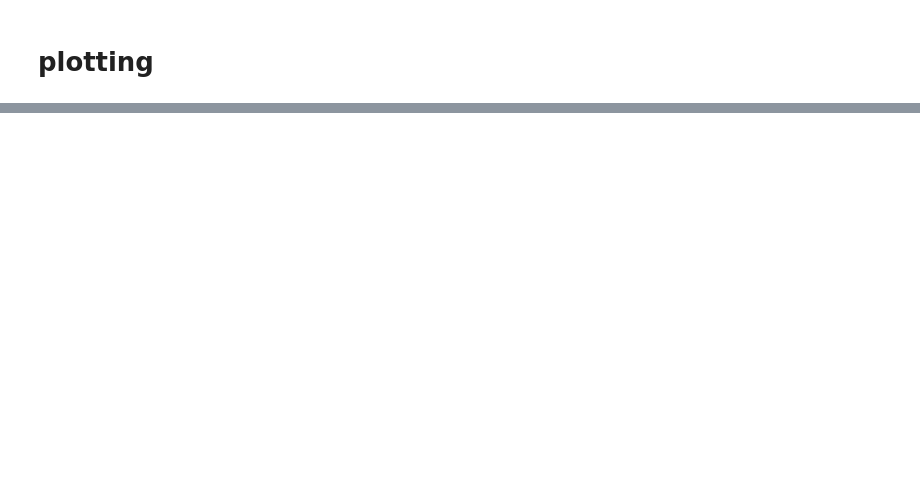
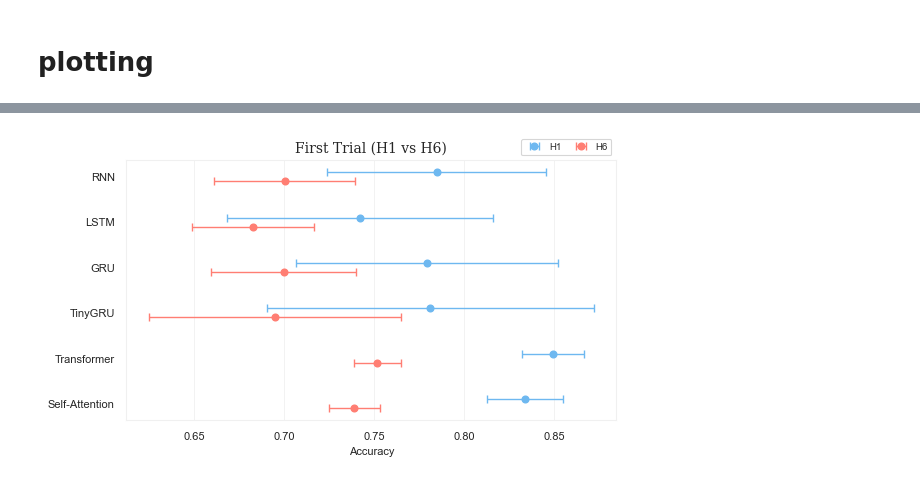
Before and after one commit to althealuo/Horizon, a Jupyter notebook: Horizon_first_trial.ipynb, the cells around one changed output, grey strips where cells are left out. Drawn from its saved outputs; the diff is of its cells as text; code cells hidden in the pictures; blank space fills up the shorter version.

```diff
--- a/Horizon_first_trial.ipynb
+++ b/Horizon_first_trial.ipynb
@@ -503 +230,11 @@ def train_and_evaluate(model, train_loader, criterion, optimizer, device, epochs
+# %%
+model_dict = {
+    "RNN": RNN(SEQ_LEN).to(device),
+    "LSTM": LSTM(SEQ_LEN).to(device),
+    "GRU": GRU(SEQ_LEN).to(device),
+    "TinyGRU": TinyGRU(SEQ_LEN).to(device),
+    "Transformer": TransformerEncoderPositionalEncoding(SEQ_LEN).to(device),
+    "Self-Attention": SelfAttentionOnly(SEQ_LEN).to(device),
+    # "TinyAttentionNoProj": TinyAttentionNoProj(SEQ_LEN).to(device),
+}
 # %%
@@ -510,29 +269,0 @@ def train_and_evaluate(model, train_loader, criterion, optimizer, device, epochs
-# %%
-model_dict = {
-    "RNN": RNN().to(device),
-    "LSTM": LSTM().to(device),
-    "GRU": GRU().to(device),
-    "TinyGRU": TinyGRU().to(device),
-    "Transformer": TransformerEncoderPositionalEncoding().to(device),
-    "SelfAttention": SelfAttentionOnly().to(device),
-    # "TinyAttentionNoProj": TinyAttentionNoProj().to(device),
-}
-# %%
-epochs = 100
-for model_name, model in model_dict.items():
-    print(f"\nTraining model: {model_name}")
-    criterion = nn.CrossEntropyLoss()
-    optimizer = optim.Adam(model.parameters(), lr=0.001)
-    train_loss_prog, train_acc_prog, test_loss_prog, test_acc_prog, test_acc_h1_prog, test_loss_h1_prog, test_acc_h6_prog, test_loss_h6_prog, final_epoch = train_and_evaluate(model, train_loader, criterion, optimizer, device, epochs=epochs)
-    model_dict[model_name] = {
-        "model": model,
-        "train_loss_prog": train_loss_prog,
-        "train_acc_prog": train_acc_prog,
-        "test_loss_prog": test_loss_prog,
-        "test_acc_prog": test_acc_prog,
-        "test_acc_h1_prog": test_acc_h1_prog,
-        "test_loss_h1_prog": test_loss_h1_prog,
-        "test_acc_h6_prog": test_acc_h6_prog,
-        "test_loss_h6_prog": test_loss_h6_prog,
-        "final_epoch": final_epoch
-    }
@@ -693,0 +289,4 @@ plt.show()
+# %%
+plot_error_bars(model_dict, title="First Trial (H1 vs H6)")
+# %% [output]
+[figure, added]
```
Also changed, not shown: parts of 32 cells of this notebook, 27 other files.
